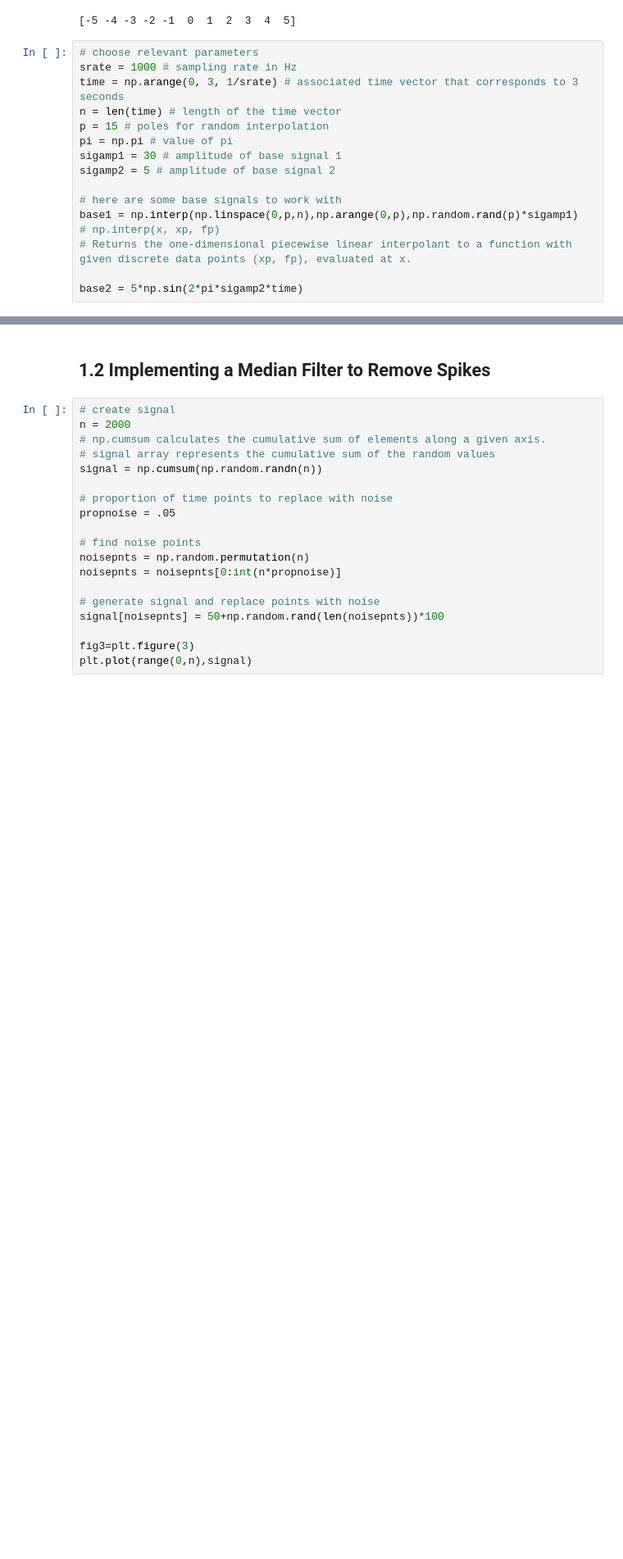
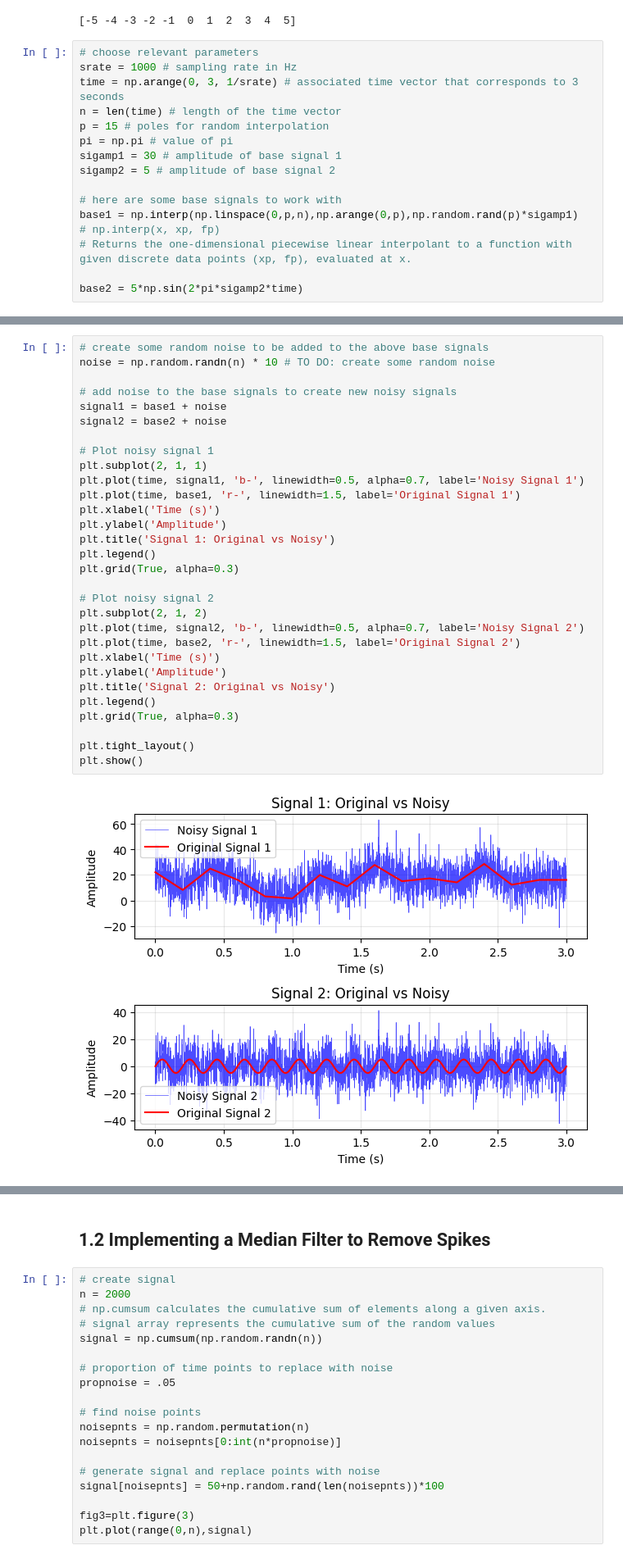
Before and after one commit to tonyechen/TECHIN_513, a Jupyter notebook: lab2/Lab2_StarterCode.ipynb, the cells around one changed output, grey strips where cells are left out. Shown at 82% size. Drawn from its saved outputs; the diff is of its cells as text; blank space fills up the shorter version.

```diff
--- a/lab2/Lab2_StarterCode.ipynb
+++ b/lab2/Lab2_StarterCode.ipynb
@@ -133,3 +169,35 @@ signal2 = base2 + noise
+# %%
+# create some random noise to be added to the above base signals
+noise = np.random.randn(n) * 10 # TO DO: create some random noise
+
+# add noise to the base signals to create new noisy signals
+signal1 = base1 + noise
+signal2 = base2 + noise
+
+# Plot noisy signal 1
+plt.subplot(2, 1, 1)
+plt.plot(time, signal1, 'b-', linewidth=0.5, alpha=0.7, label='Noisy Signal 1')
+plt.plot(time, base1, 'r-', linewidth=1.5, label='Original Signal 1')
+plt.xlabel('Time (s)')
+plt.ylabel('Amplitude')
+plt.title('Signal 1: Original vs Noisy')
+plt.legend()
+plt.grid(True, alpha=0.3)
+
+# Plot noisy signal 2
+plt.subplot(2, 1, 2)
+plt.plot(time, signal2, 'b-', linewidth=0.5, alpha=0.7, label='Noisy Signal 2')
+plt.plot(time, base2, 'r-', linewidth=1.5, label='Original Signal 2')
+plt.xlabel('Time (s)')
+plt.ylabel('Amplitude')
+plt.title('Signal 2: Original vs Noisy')
+plt.legend()
+plt.grid(True, alpha=0.3)
+
+plt.tight_layout()
+plt.show()
+# %% [output]
+[figure, added]
 # %%
 # implement the running mean filter
 
```
Also changed, not shown: parts of 11 cells of this notebook, 1 other file.
